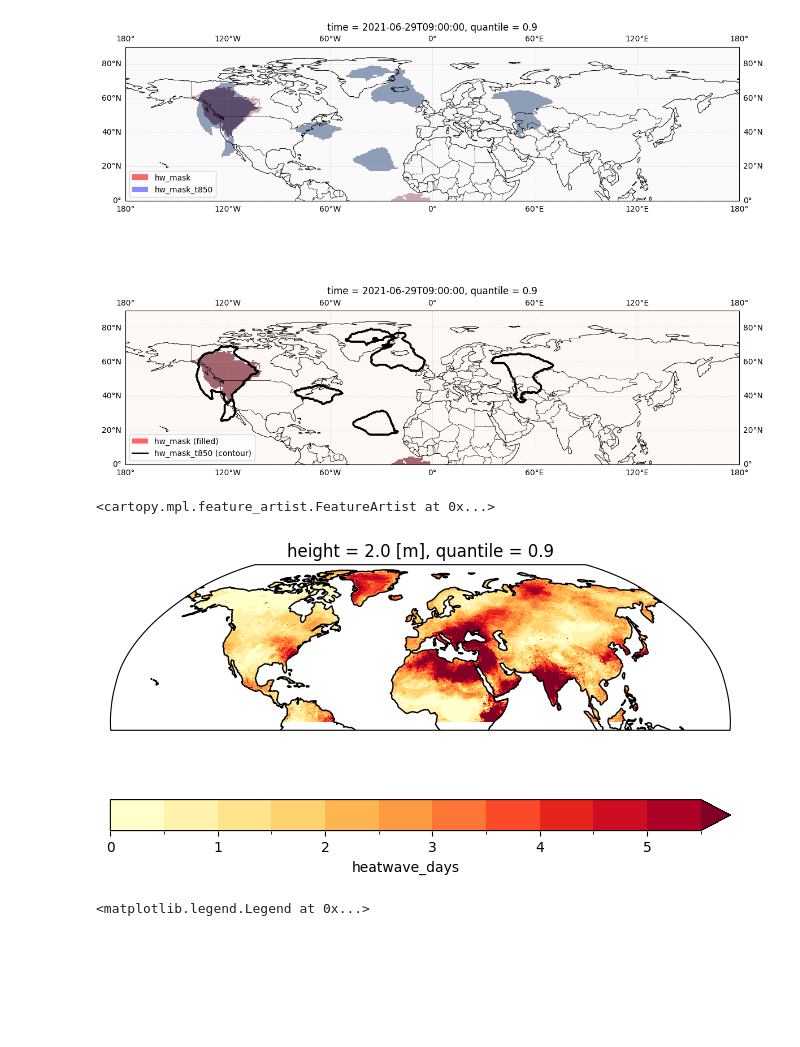
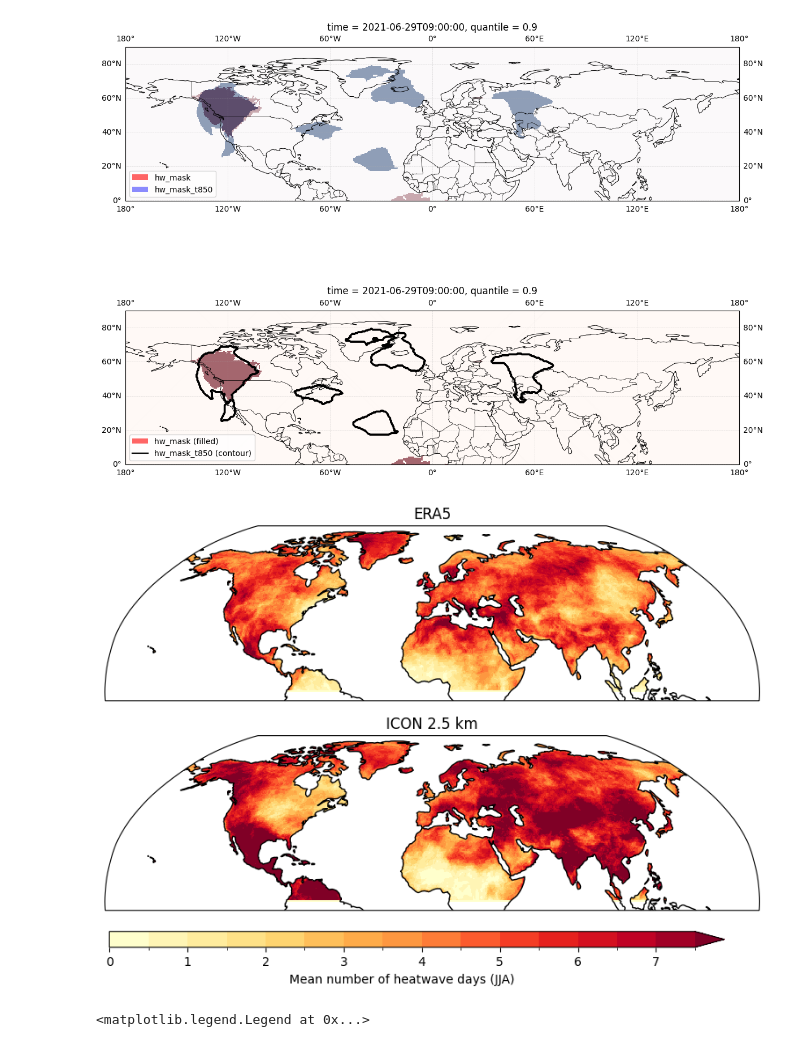
Before and after one commit to edgardotes/HW_contrack, a Jupyter notebook: HW_contrack.ipynb, the cells around one changed output. Drawn from its saved outputs; the diff is of its cells as text; code cells hidden in the pictures; blank space fills up the shorter version.

```diff
--- a/HW_contrack.ipynb
+++ b/HW_contrack.ipynb
@@ -899,0 +1132,7 @@ season_hw = split_heatwaves_by_season(hw_mask)
+# %%
+## computed by sbatch:
+#jja_yearly_mean =xr.open_dataset('/capstor/scratch/cscs/edolores/OBS/ERA5/Heatwaves/Russo/jja_yearly_mean.nc')['heatwave_day_by_season']
+jja =xr.open_dataset('/capstor/scratch/cscs/edolores/OBS/ERA5/Heatwaves/Russo/hw_mask_2020-2024_jja.nc')['heatwave_day_by_season']
+#jja_yearly_mean.plot()
+#jja#_yearly_mean
+jja
@@ -1257,7 +1734,8 @@ for bid in np.unique(np.asarray(anom_df['Flag'][12000:12200])): #select blocking
 ### Plot case study on June 27, 2021
 # %%
 ###LOAD ERA5 heatwaves
-anom_era5=xr.open_dataset('/capstor/scratch/cscs/edolores/OBS/ERA5/Heatwaves/MA_TS/HW_ERA5_NH_19592023_AMJJASO_daily_MA.nc')
+#anom_era5=xr.open_dataset('/capstor/scratch/cscs/edolores/OBS/ERA5/Heatwaves/MA_TS/HW_ERA5_NH_19592023_AMJJASO_daily_MA.nc')
+anom_era5=xr.open_dataset('/capstor/scratch/cscs/edolores/OBS/ERA5/Heatwaves/MA_TS/HW_ERA5_NH_20202023_AMJJASO_daily_MA.nc')
 #anom_era5=anom_era5.sel(time=slice('2020','2023'))
 # %%
 # (a) number of heatwave days per year
@@ -1493,7 +1971,8 @@ plt.tight_layout()
 [figure]
 # %%
 ###LOAD ICON heatwaves
-anom_icon=xr.open_dataset('/capstor/scratch/cscs/edolores/EXCLAIM/ICON_2KM/Heatwaves/MA_TS/HW_ICON_NH_20202024_AMJJASO_daily_MA.nc')
+#anom_icon=xr.open_dataset('/capstor/scratch/cscs/edolores/EXCLAIM/ICON_2KM/Heatwaves/MA_TS/HW_ICON_NH_20202024_AMJJASO_daily_MA.nc')
+anom_icon=xr.open_dataset('/capstor/scratch/cscs/edolores/EXCLAIM/ICON_2KM/Heatwaves/MA_TS/HW_ICON_NH_20202024_AMJJASO_daily_MA_simclim.nc')
 #anom_era5.sel(time=slice('2019','2023'))
 # %%
 # (a) number of heatwave days per year
@@ -1519,44 +1998,76 @@ lon_wrapped = ((lon2d + 180) % 360) - 180
 
 # --- Read Natural Earth land polygons (path -> Reader -> geometries) ---
 shapefile = shpreader.natural_earth(resolution='110m', category='physical', name='land')
 reader = shpreader.Reader(shapefile)
 geoms = list(reader.geometries())
 
 # --- Build mask with EXACTLY the same dims/coords as lon2d/lat2d ---
 mask_np = np.zeros(lon2d.shape, dtype=bool)
 # Use .values so shapely gets numpy arrays
 xv = lon_wrapped.values
 yv = lat2d.values
 for g in geoms:
     mask_np |= sv.contains(g, xv, yv)
 
 mask_da = xr.DataArray(
     mask_np,
     coords={lat_name: lat2d[lat_name], lon_name: lon2d[lon_name]},
     dims=lat2d.dims,  # keep the same dim order as broadcast gave us
 )
 
 # If your field has extra dims (e.g., time), broadcast mask to match
 mask_da, _ = xr.broadcast(mask_da, mean_hw_days)
 
 # --- Apply mask & plot ---
-mean_hw_days_land = mean_hw_days_icon.where(mask_da)
+mean_hw_days_land_icon = mean_hw_days_icon.where(mask_da)
 
+### Plot ERA5 and ICON 2.5 km
+# Projection
 proj = ccrs.Robinson(central_longitude=0)
-fig, ax1 = plt.subplots(1, 1, figsize=(8, 6), dpi=100, subplot_kw={'projection': proj})
 
-plot = mean_hw_days_land.plot(
-    ax=ax1,
-    cmap='YlOrRd',
-    levels=np.arange(0, 6, 0.5),
+# Create figure and axes
+fig, axes = plt.subplots(
+    2, 1, figsize=(14, 6), dpi=100,
+    subplot_kw={'projection': proj}
+)
+
+# Common settings
+levels = np.arange(0, 8, 0.5)
+cmap = 'YlOrRd'
+
+# --- ERA5 ---
+p1 = mean_hw_days_land.plot(
+    ax=axes[0],
+    cmap=cmap,
+    levels=levels,
     transform=ccrs.PlateCarree(),
-    extend="max",
-    cbar_kwargs={"orientation": "horizontal"}
+    extend='max',
+    add_colorbar=False
 )
-ax1.coastlines()
+axes[0].coastlines()
+axes[0].set_title('ERA5')
+
+# --- ICON 2.5 km ---
+p2 = mean_hw_days_land_icon.plot(
+    ax=axes[1],
+    cmap=cmap,
+    levels=levels,
+    transform=ccrs.PlateCarree(),
+    extend='max',
+    add_colorbar=False
+)
+axes[1].coastlines()
+axes[1].set_title('ICON 2.5 km')
+
+# Adjust subplot spacing to make room for colorbar
+fig.subplots_adjust(bottom=0.15, wspace=0.05)
+
+# Add horizontal colorbar below both plots
+cbar_ax = fig.add_axes([0.25, 0.08, 0.5, 0.03])  # [left, bottom, width, height]
+cbar = fig.colorbar(p2, cax=cbar_ax, orientation='horizontal')
+cbar.set_label('Mean number of heatwave days (JJA)')
 # %% [output]
-<cartopy.mpl.feature_artist.FeatureArtist at 0x...>
-[figure, old version]
+[figure, new version]
 # %%
 # full
 #over land
```
Also changed, not shown: parts of 59 cells of this notebook, 7 other files.
